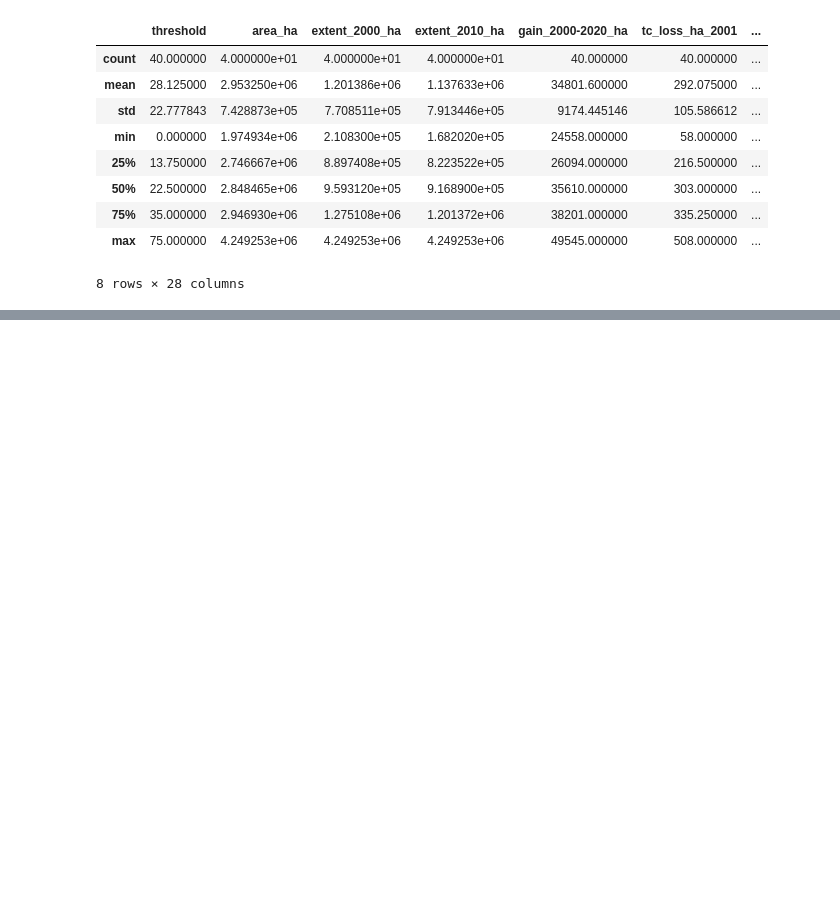
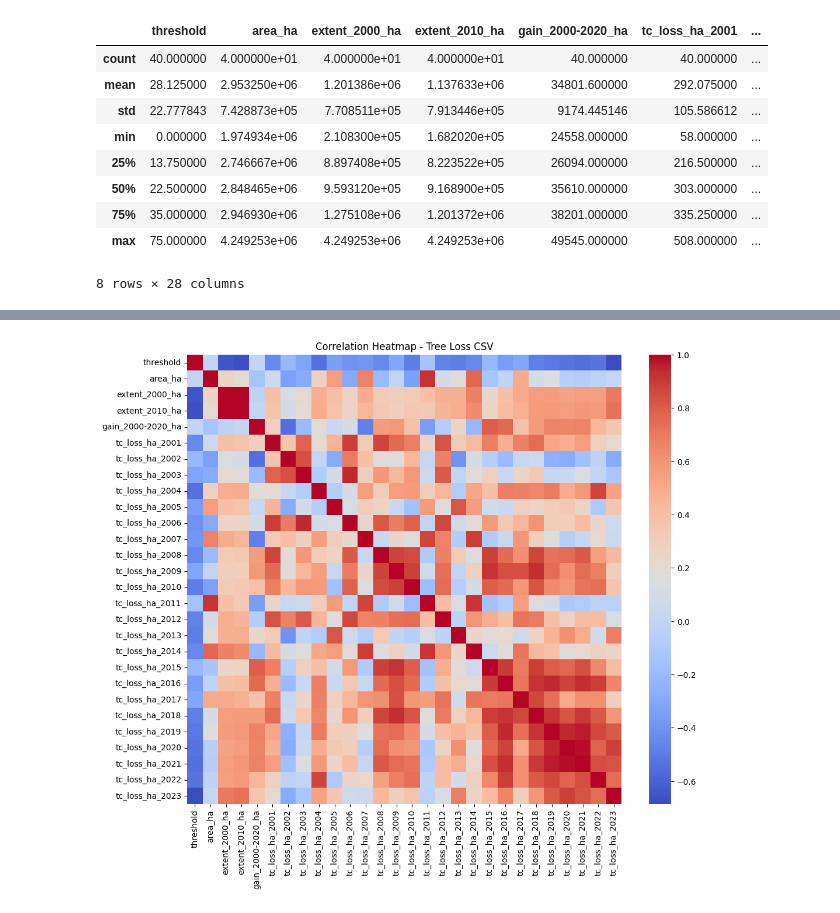
Before and after one commit to Omdena-NIC-Nepal/capstone-project-sandeshpoudel, a Jupyter notebook: main.ipynb, the cells around one changed output, grey strips where cells are left out. Drawn from its saved outputs; the diff is of its cells as text; code cells hidden in the pictures; blank space fills up the shorter version.

```diff
--- a/main.ipynb
+++ b/main.ipynb
@@ -203,0 +206,32 @@ csv_df.describe()
+# %%
+import json
+import pandas as pd
+
+# Step 1: Load CSV (Tree loss data)
+csv_path = 'Data/tree-loss-provincewise-2001-2023.csv'
+tree_loss_df = pd.read_csv(csv_path)
+
+# Step 2: Check CSV structure
+print("\nCSV Columns:", tree_loss_df.columns.tolist())
+print("\nCSV First 5 Rows:")
+print(tree_loss_df.head())
+
+# Step 3: Load JSON (Weather data)
+json_path = 'Data/NPL-weather-from1950-2023.json'
+with open(json_path, 'r') as f:
+    weather_data = json.load(f)
+
+print("\nJSON Keys:", weather_data.keys())  # Should be ['metadata', 'data']
+
+# Step 4: Extract Precipitation Data
+pr_data = weather_data['data']['pr']['NPL']
+
+# Step 5: Convert to DataFrame
+pr_df = pd.DataFrame(list(pr_data.items()), columns=['Date', 'Precipitation'])
+
+# Step 6: Convert 'Date' to datetime and set as index
+pr_df['Date'] = pd.to_datetime(pr_df['Date'] + '-01')  # Adding '-01' to make valid dates
+pr_df.set_index('Date', inplace=True)
+
+print("\nPrecipitation DataFrame Head:")
+print(pr_df.head())
@@ -203,0 +404,9 @@ csv_df.describe()
+# %%
+### --- CSV Correlation Heatmap --- ###
+plt.figure(figsize=(12, 10))
+correlation = tree_loss_df.corr(numeric_only=True)
+sns.heatmap(correlation, cmap='coolwarm', annot=False)
+plt.title('Correlation Heatmap - Tree Loss CSV')
+plt.show()
+# %% [output]
+[figure, added]
```
Also changed, not shown: parts of 54 cells of this notebook, 9 other files.
